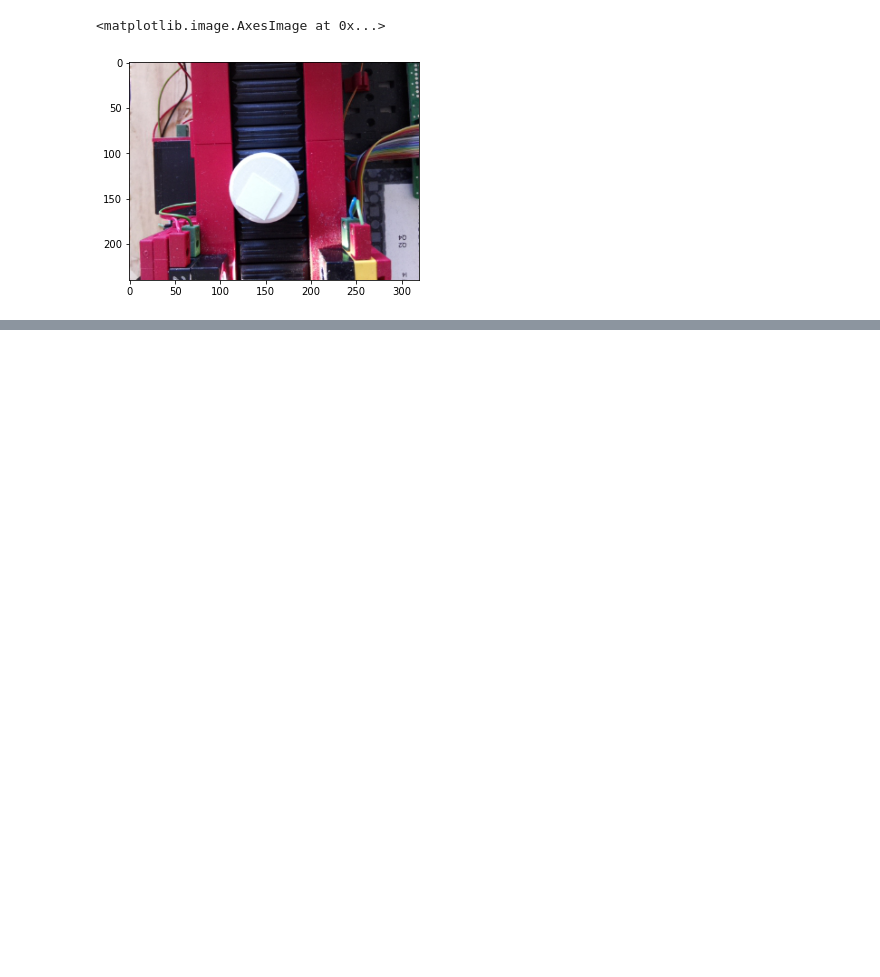
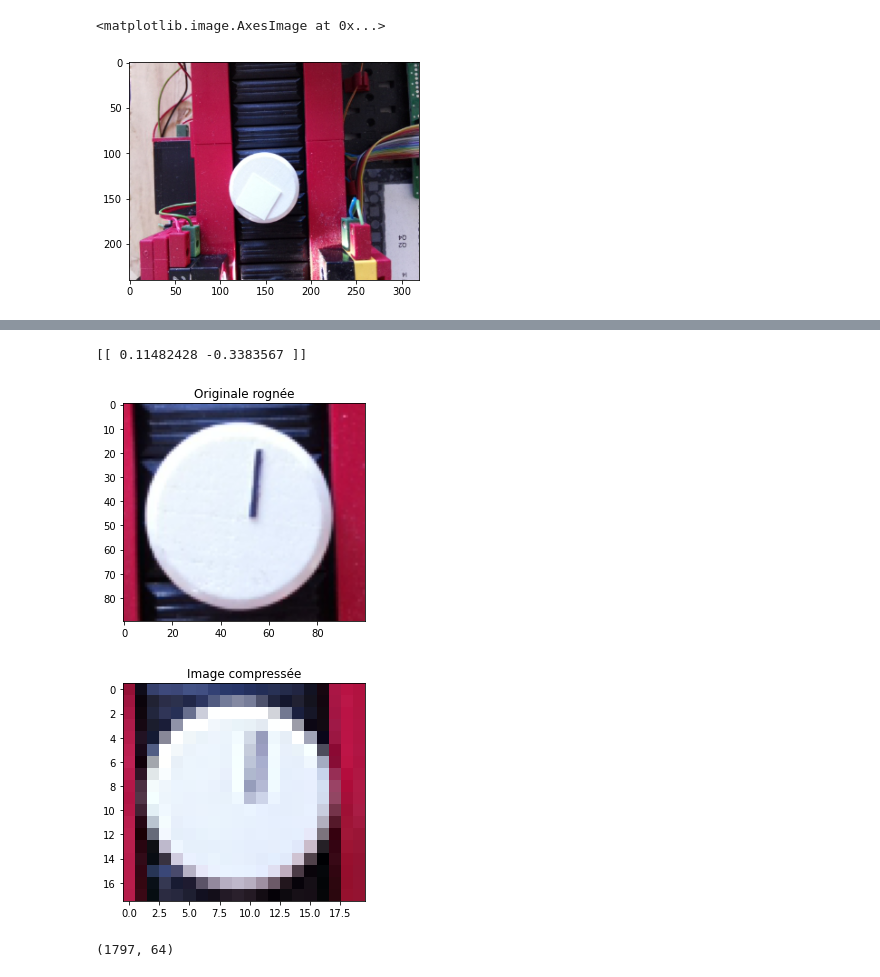
Before and after one commit to Gabmrtt/Industry4.0ScaleModel, a Jupyter notebook: Default Detection.ipynb, the cells around one changed output, grey strips where cells are left out. Cells and saved outputs as stored; diff of their text form; code cells hidden in the pictures; blank space fills up the shorter version.

```diff
--- a/Default Detection.ipynb
+++ b/Default Detection.ipynb
@@ -833,0 +1038,9 @@ plt.imshow(P[54])
+# %%
+photo = (np.asarray(PIL.Image.open(image_path_list[58])))
+photo4 = preprocess_train(photo, comp_rate, 1)
+photo4 = np.reshape(photo4,[1,len(photo4[:,1,1]),len(photo4[1,:,1]),len(photo4[1,1,:])])/255
+print(model.predict(photo4))
+# %% [output]
+[[ 0.11482428 -0.3383567 ]]
+[figure, added]
+[figure, added]
@@ -833,0 +1053,4 @@ plt.imshow(P[54])
+# %%
+np.shape(data)
+# %% [output]
+(1797, 64)
```
Also changed, not shown: parts of 6 cells of this notebook.
